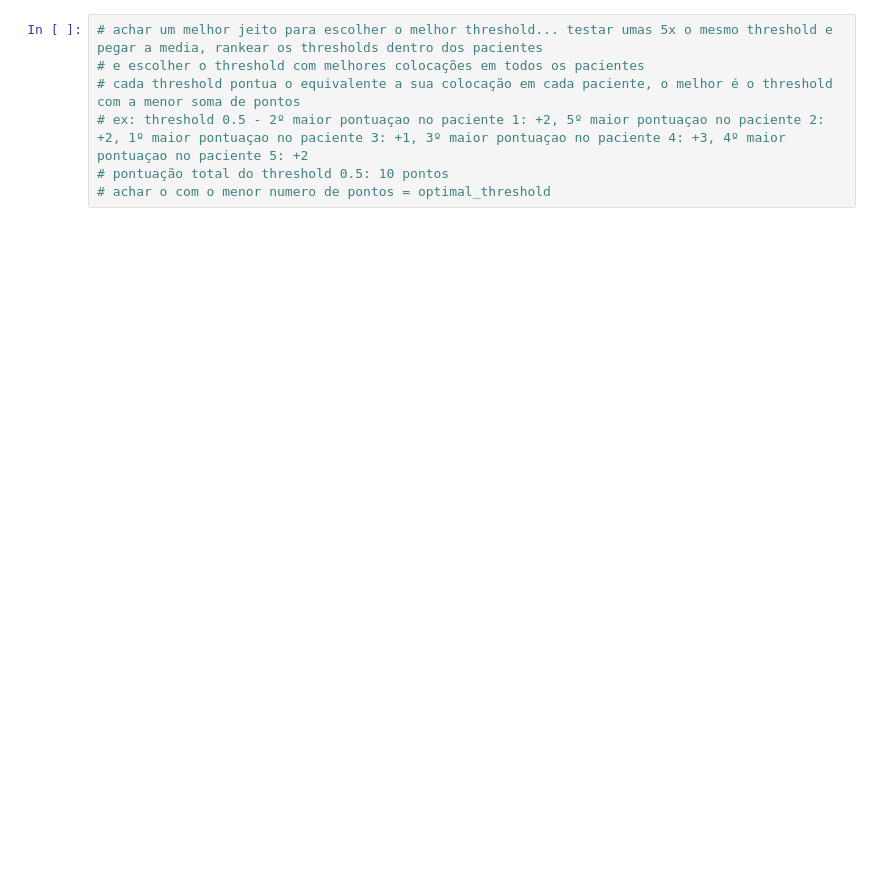
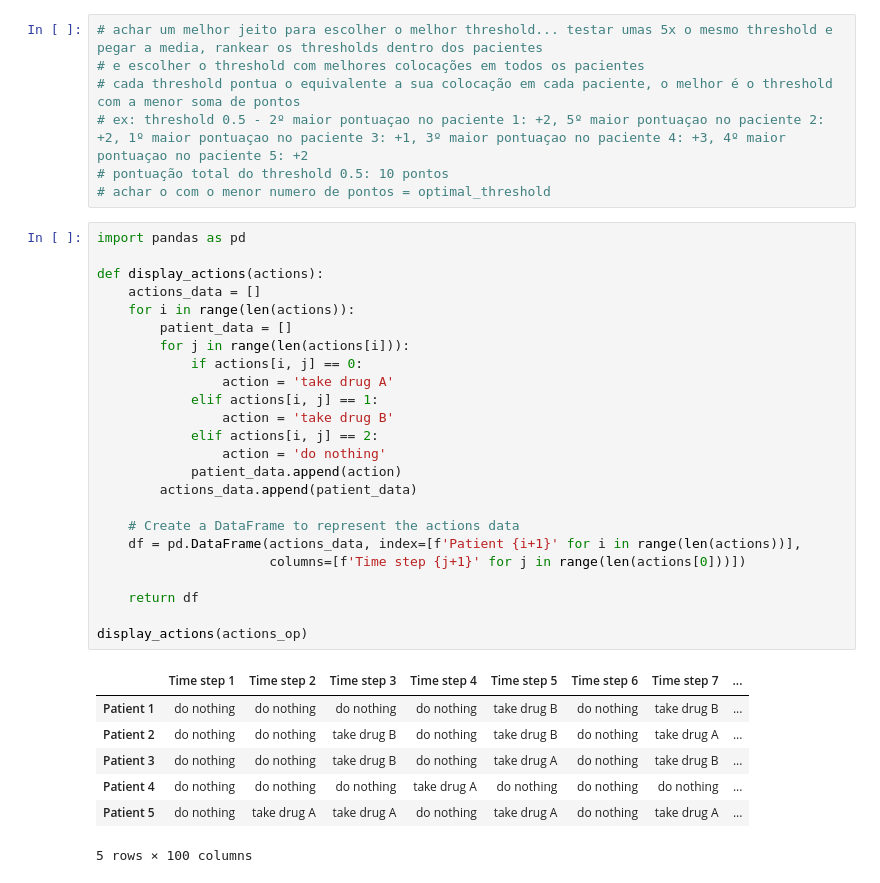
Before and after one commit to GabiYuri/trabalhos-de-ouro, a Jupyter notebook: Project 2 LGBIO/LGBIO2060_Project2.ipynb, the cells around one changed output. Saved outputs shown, nothing was run; the diff lists cells and outputs as text; blank space fills up the shorter version.

```diff
--- a/Project 2 LGBIO/LGBIO2060_Project2.ipynb
+++ b/Project 2 LGBIO/LGBIO2060_Project2.ipynb
@@ -491,3 +488,35 @@ Patient 5: 2.0
 # ex: threshold 0.5 - 2º maior pontuaçao no paciente 1: +2, 5º maior pontuaçao no paciente 2: +2, 1º maior pontuaçao no paciente 3: +1, 3º maior pontuaçao no paciente 4: +3, 4º maior pontuaçao no paciente 5: +2
 # pontuação total do threshold 0.5: 10 pontos
 # achar o com o menor numero de pontos = optimal_threshold
+# %%
+import pandas as pd
+
+def display_actions(actions):
+    actions_data = []
+    for i in range(len(actions)):
+        patient_data = []
+        for j in range(len(actions[i])):
+            if actions[i, j] == 0:
+                action = 'take drug A'
+            elif actions[i, j] == 1:
+                action = 'take drug B'
+            elif actions[i, j] == 2:
+                action = 'do nothing'
+            patient_data.append(action)
+        actions_data.append(patient_data)
+
+    # Create a DataFrame to represent the actions data
+    df = pd.DataFrame(actions_data, index=[f'Patient {i+1}' for i in range(len(actions))],
+                      columns=[f'Time step {j+1}' for j in range(len(actions[0]))])
+
+    return df
+
+display_actions(actions_op)
+# %% [output]
+|  | Time step 1 | Time step 2 | Time step 3 | Time step 4 | Time step 5 | Time step 6 | Time step 7 | ... |
+| Patient 1 | do nothing | do nothing | do nothing | do nothing | take drug B | do nothing | take drug B | ... |
+| Patient 2 | do nothing | do nothing | take drug B | do nothing | take drug B | do nothing | take drug A | ... |
+| Patient 3 | do nothing | do nothing | take drug B | do nothing | take drug A | do nothing | take drug B | ... |
+| Patient 4 | do nothing | do nothing | do nothing | take drug A | do nothing | do nothing | do nothing | ... |
+| Patient 5 | do nothing | take drug A | take drug A | do nothing | take drug A | do nothing | take drug A | ... |
+5 rows × 100 columns
```
Also changed, not shown: parts of 7 cells of this notebook.
